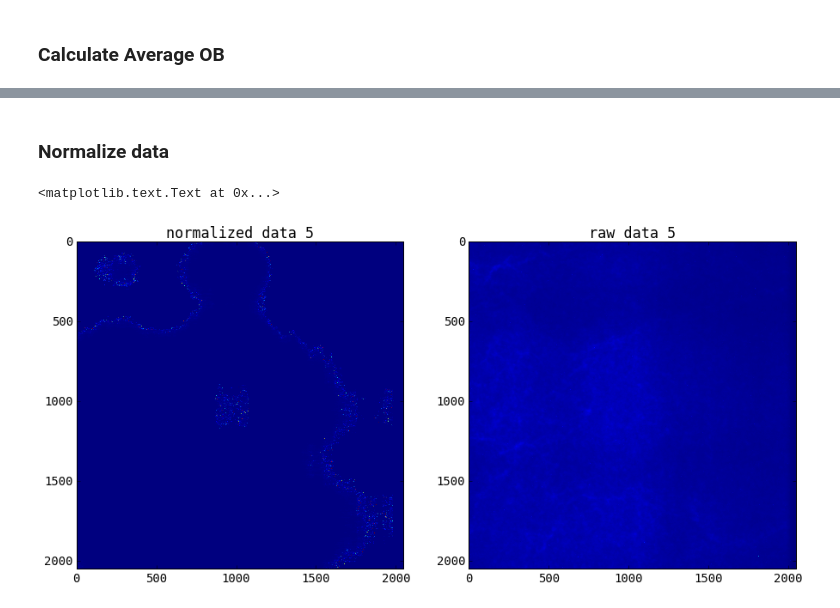
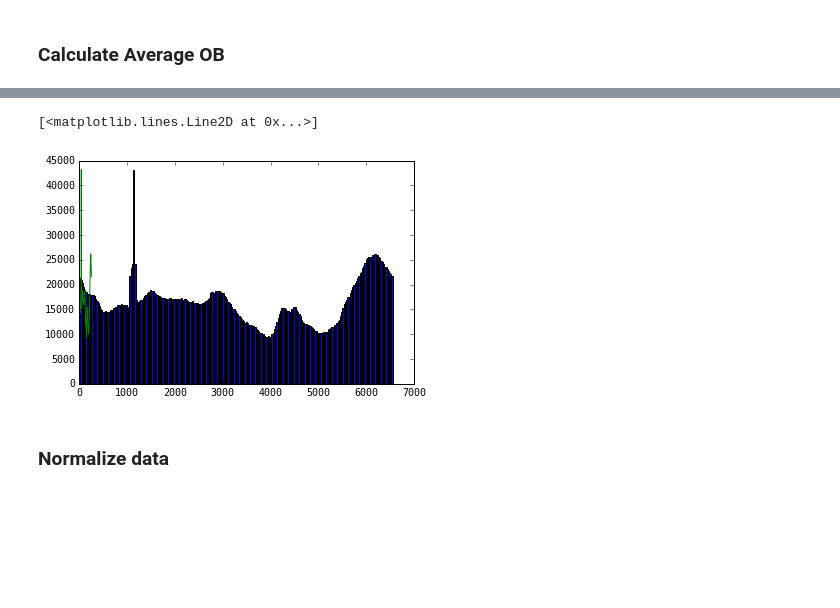
Before and after one commit to JeanBilheux/IPTS_12534, a Jupyter notebook: notebooks/normalization_by_ob.ipynb, the cells around one changed output, grey strips where cells are left out. Saved outputs shown, nothing was run; the diff lists cells and outputs as text; code cells hidden in the pictures; blank space fills up the shorter version.

```diff
--- a/notebooks/normalization_by_ob.ipynb
+++ b/notebooks/normalization_by_ob.ipynb
@@ -93,3 +134,9 @@ ax_img2.set_title("first ob")
+# %%
+_histo_ob = plt.hist(average_ob_data.flatten(), bins=256)
+plt.plot(_histo_ob[0])
+# %% [output]
+[<matplotlib.lines.Line2D at 0x...>]
+[figure, added]
 # %% [markdown]
 ### Normalize data
 # %%
@@ -104,20 +151,2 @@ for _data in raw_data:
     w.value = _index + 1
     _index += 1
-# %%
-min_intensity = 0
-max_intensity = 1000
-image_to_display = 5
-
-fig = plt.figure(figsize=(15,15))
-ax_img = plt.subplot(121)
-ax_img.imshow(normalized_data[image_to_display],
-             vmin = min_intensity,
-             vmax = max_intensity)
-ax_img.set_title("normalized data {}".format(image_to_display))
-
-ax_img2 = plt.subplot(122)
-ax_img2.imshow(raw_data[image_to_display])
-ax_img2.set_title("raw data {}".format(image_to_display))
-# %% [output]
-<matplotlib.text.Text at 0x...>
-[figure, removed]
```
Also changed, not shown: parts of 13 cells of this notebook.
